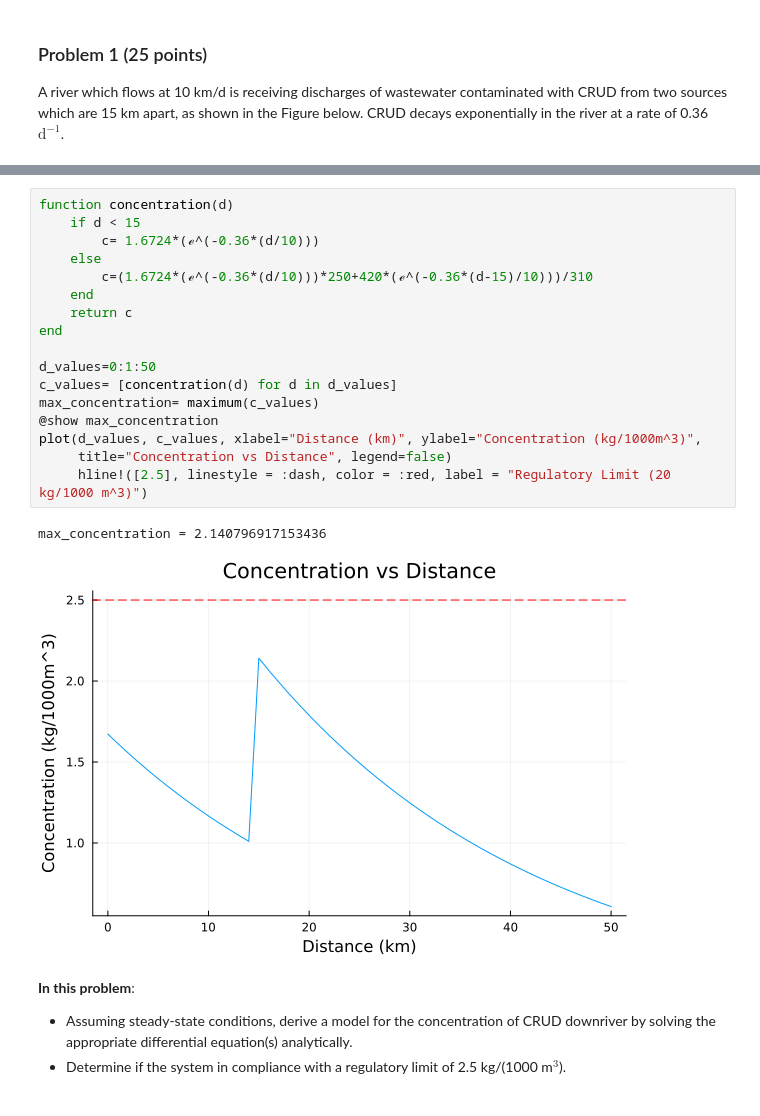
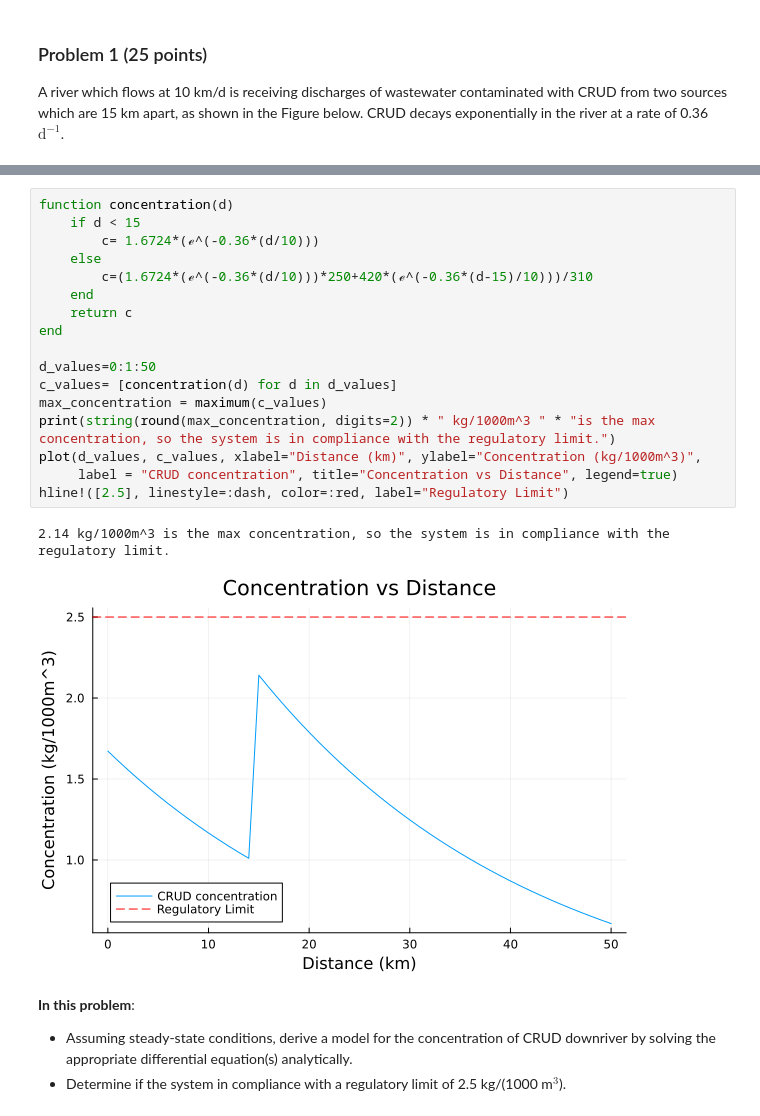
Before and after one commit to BEE4750-FA24/hw2-hutch-s-team, a Jupyter notebook: hw02.ipynb, the cells around one changed output, grey strips where cells are left out. Drawn from its saved outputs; the diff is of its cells as text.

```diff
--- a/hw02.ipynb
+++ b/hw02.ipynb
@@ -82,23 +81,23 @@ $Concentration=\\(250*1.6724*e^{(k*d/10)}+420*e^{(k*(d-15)/10)})/310$
 # %%
 function concentration(d)
     if d < 15
         c= 1.6724*(ℯ^(-0.36*(d/10)))
     else
         c=(1.6724*(ℯ^(-0.36*(d/10)))*250+420*(ℯ^(-0.36*(d-15)/10)))/310
     end
     return c
 end
 
 d_values=0:1:50
 c_values= [concentration(d) for d in d_values]
-max_concentration= maximum(c_values)
-@show max_concentration
+max_concentration = maximum(c_values)
+print(string(round(max_concentration, digits=2)) * " kg/1000m^3 " * "is the max concentration, so the system is in compliance with the regulatory limit.")
 plot(d_values, c_values, xlabel="Distance (km)", ylabel="Concentration (kg/1000m^3)",
-     title="Concentration vs Distance", legend=false)
-     hline!([2.5], linestyle = :dash, color = :red, label = "Regulatory Limit (20 kg/1000 m^3)")
+     label = "CRUD concentration", title="Concentration vs Distance", legend=true)
+hline!([2.5], linestyle=:dash, color=:red, label="Regulatory Limit")
 # %% [output]
-max_concentration = 2.140796917153436
+2.14 kg/1000m^3 is the max concentration, so the system is in compliance with the regulatory limit.
-[figure, old version]
+[figure, new version]
 # %% [markdown]
 **In this problem**:
 
```
Also changed, not shown: parts of 8 cells of this notebook.
